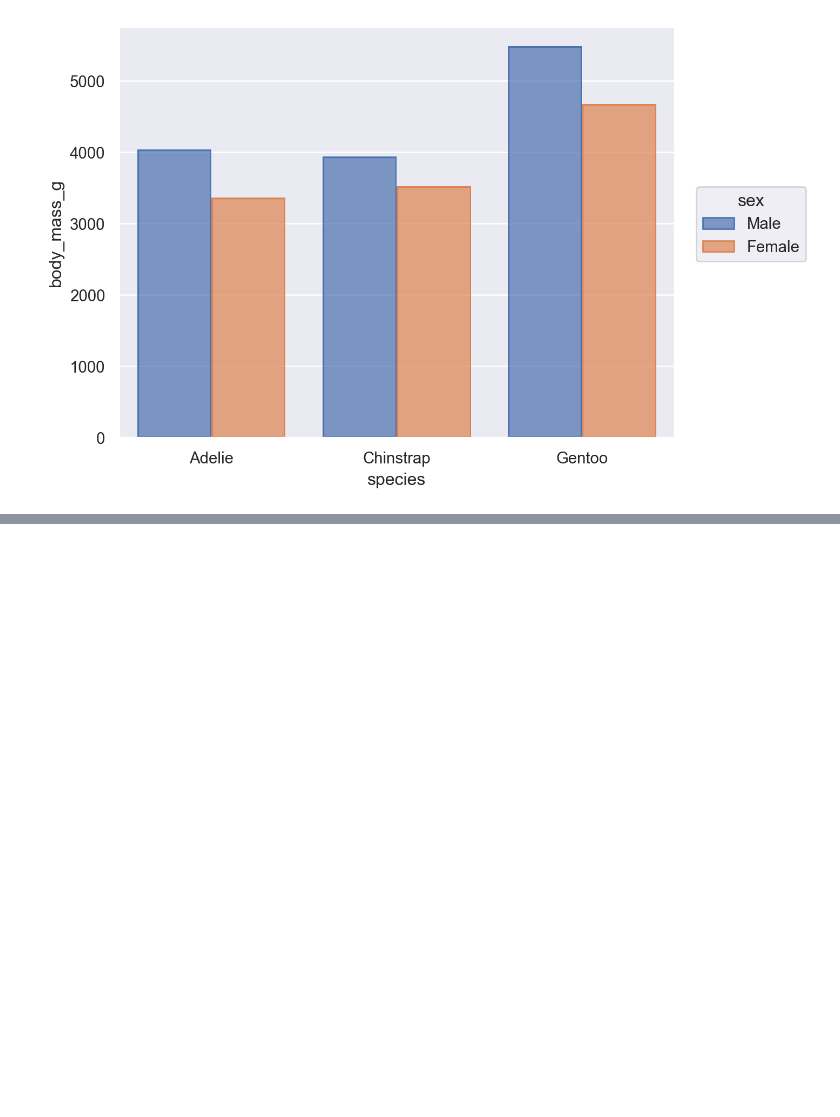
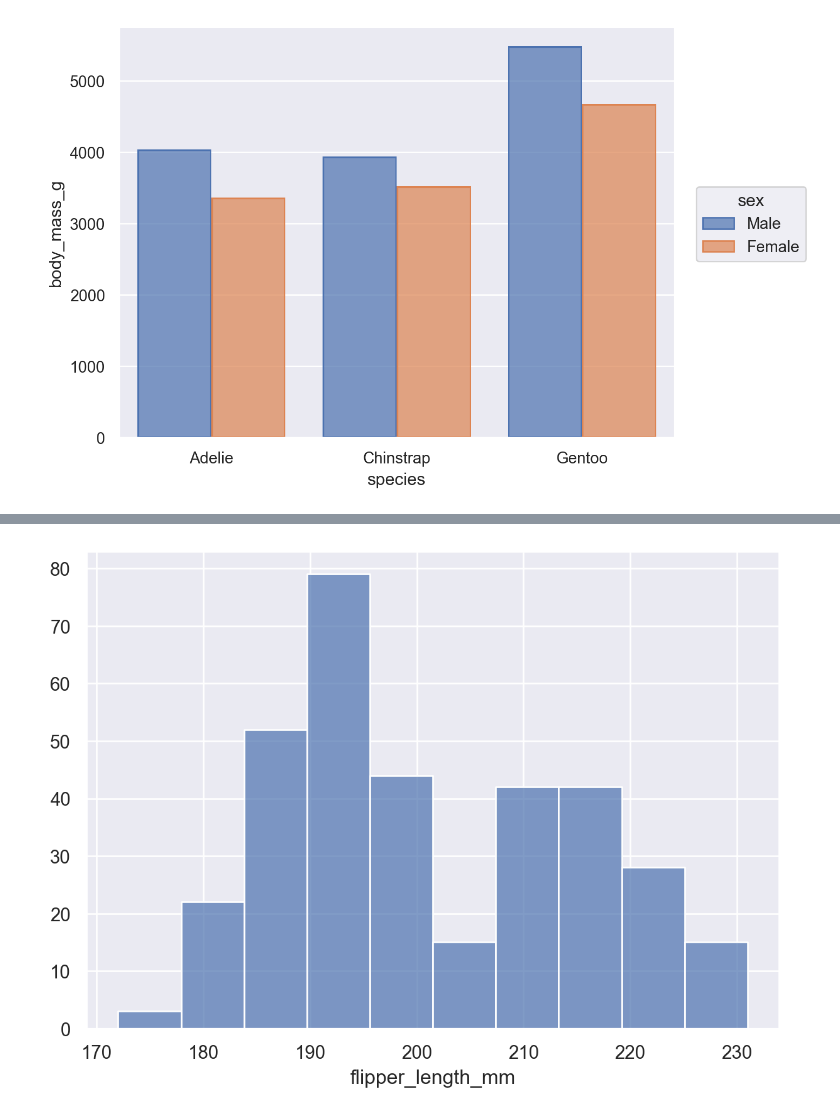
Before and after one commit to hapvpy/Seaborn, a Jupyter notebook: 04. The_seaborn.objects_interface.ipynb, the cells around one changed output, grey strips where cells are left out. Drawn from its saved outputs; the diff is of its cells as text; code cells hidden in the pictures; blank space fills up the shorter version.

```diff
--- a/04. The_seaborn.objects_interface.ipynb
+++ b/04. The_seaborn.objects_interface.ipynb
@@ -149,0 +168,5 @@ healthexp = sns.load_dataset("healthexp")
+# %%
+# 히스트 통계는 또한 숫자 데이터가 주어질 때 새로운 x 값(비닝으로)을 생성한다.
+so.Plot(penguins, x="flipper_length_mm").add(so.Bars(), so.Hist())
+# %% [output]
+[figure, added]
```
Also changed, not shown: parts of 9 cells of this notebook.
